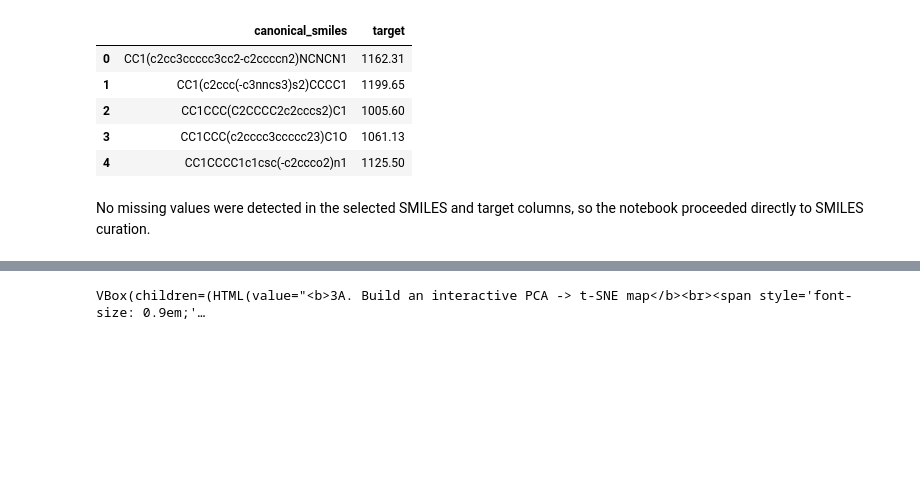
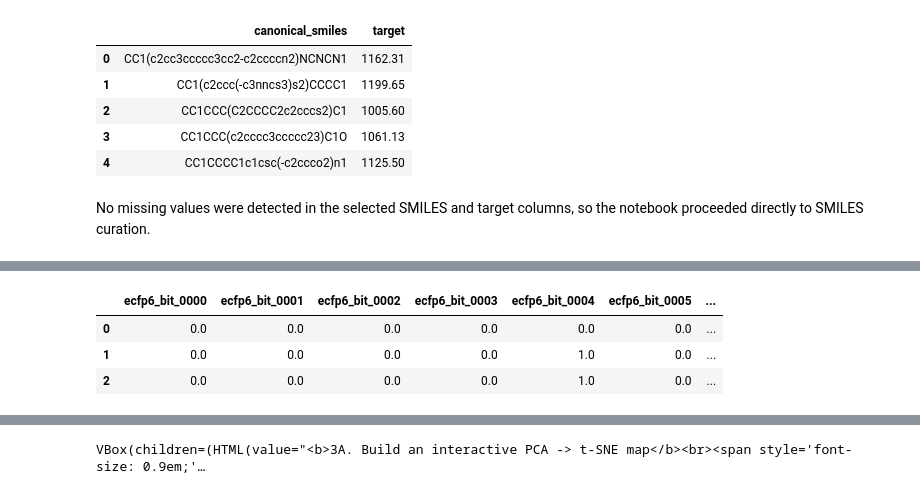
Before and after one commit to ScottCoffin/AutoQSAR, a Jupyter notebook: portable_colab_qsar_bundle/colab_qsar_tutorial.ipynb, the cells around one changed output, grey strips where cells are left out. Cells and saved outputs as stored; diff of their text form; code cells hidden in the pictures; blank space fills up the shorter version.

```diff
--- a/portable_colab_qsar_bundle/colab_qsar_tutorial.ipynb
+++ b/portable_colab_qsar_bundle/colab_qsar_tutorial.ipynb
@@ -1662,0 +1927,96 @@ Feature matrix shape: 500 molecules x 1,024 fingerprint bits
+# %%
+# @title 2B. Generate molecular features { display-mode: "form" }
+use_morgan_features = False # @param {type:"boolean"}
+use_ecfp6_features = True # @param {type:"boolean"}
+use_fcfp6_features = False # @param {type:"boolean"}
+use_maccs_keys = False # @param {type:"boolean"}
+use_rdkit_descriptors = False # @param {type:"boolean"}
+morgan_radius = 2 # @param {type:"slider", min:1, max:4, step:1}
+fingerprint_bits = "1024" # @param ["256", "512", "1024", "2048"]
+enable_lasso_feature_selection = False # @param {type:"boolean"}
+lasso_feature_selection_alpha = 0.001 # @param {type:"number"}
+
+if not IN_COLAB:
+    _local_form_id = '06dc27ac'
+    _local_form_values = read_local_form_values('06dc27ac', [{'name': 'use_morgan_features', 'label': 'use morgan features', 'widget_kind': 'boolean', 'default': False}, {'name': 'use_ecfp6_features', 'label': 'use ecfp6 features', 'widget_kind': 'boolean', 'default': True}, {'name': 'use_fcfp6_features', 'label': 'use fcfp6 features', 'widget_kind': 'boolean', 'default': False}, {'name': 'use_maccs_keys', 'label': 'use maccs keys', 'widget_kind': 'boolean', 'default': False}, {'name': 'use_rdkit_descriptors', 'label': 'use rdkit descriptors', 'widget_kind': 'boolean', 'default': False}, {'name': 'morgan_radius', 'label': 'morgan radius', 'widget_kind': 'slider', 'default': 2, 'min': 1, 'max': 4, 'step': 1}, {'name': 'fingerprint_bits', 'label': 'fingerprint bits', 'widget_kind': 'choice', 'default': '1024', 'options': ['256', '512', '1024', '2048']}, {'name': 'enable_lasso_feature_selection', 'label': 'enable lasso feature selection', 'widget_kind': 'boolean', 'default': False}, {'name': 'lasso_feature_selection_alpha', 'label': 'lasso feature selection alpha', 'widget_kind': 'number', 'default': 0.001}])
+    use_morgan_features = _local_form_values['use_morgan_features']
+    use_ecfp6_features = _local_form_values['use_ecfp6_features']
+    use_fcfp6_features = _local_form_values['use_fcfp6_features']
+    use_maccs_keys = _local_form_values['use_maccs_keys']
+    use_rdkit_descriptors = _local_form_values['use_rdkit_descriptors']
+    morgan_radius = _local_form_values['morgan_radius']
+    fingerprint_bits = _local_form_values['fingerprint_bits']
+    enable_lasso_feature_selection = _local_form_values['enable_lasso_feature_selection']
+    lasso_feature_selection_alpha = _local_form_values['lasso_feature_selection_alpha']
+
+if "curated_df" not in STATE:
+    raise RuntimeError("Please run the curation cell first.")
+
+selected_feature_families = normalize_selected_feature_families(
+    use_morgan_features=use_morgan_features,
+    use_ecfp6_features=use_ecfp6_features,
+    use_fcfp6_features=use_fcfp6_features,
+    use_maccs_keys=use_maccs_keys,
+    use_rdkit_descriptors=use_rdkit_descriptors,
+)
+if not selected_feature_families:
+    raise ValueError("Please select at least one molecular feature family.")
+
+try:
+    X, build_info = build_feature_matrix_from_smiles(
+        curated_df["canonical_smiles"].tolist(),
+        selected_feature_families=selected_feature_families,
+        radius=int(morgan_radius),
+        n_bits=int(fingerprint_bits),
+    )
+except Exception as exc:
+    raise RuntimeError(
+        "Could not build the selected molecular representation. "
+        f"{exc}"
+    ) from exc
+
+for warning_text in build_info["warnings"]:
+    print(f"Warning: {warning_text}")
+
+lasso_summary = None
+if enable_lasso_feature_selection:
+    X, lasso_summary = apply_lasso_feature_selection(
+        X,
+        curated_df["target"].to_numpy(dtype=float),
+        alpha=float(lasso_feature_selection_alpha),
+        random_seed=42,
+    )
+
+STATE["feature_matrix"] = X.copy()
+STATE["feature_names"] = list(X.columns)
+STATE["fingerprint_radius"] = int(morgan_radius)
+STATE["fingerprint_bits"] = int(fingerprint_bits)
+STATE["selected_feature_families"] = list(build_info["selected_feature_families"])
+STATE["built_feature_families"] = list(build_info["built_feature_families"])
+STATE["skipped_feature_families"] = list(build_info["skipped_feature_families"])
+STATE["lasso_feature_selection_summary"] = dict(lasso_summary) if lasso_summary is not None else {}
+STATE["feature_builder_config"] = {
+    "selected_feature_families": list(build_info["selected_feature_families"]),
+    "built_feature_families": list(build_info["built_feature_families"]),
+    "skipped_feature_families": list(build_info["skipped_feature_families"]),
+    "fingerprint_radius": int(morgan_radius),
+    "fingerprint_bits": int(fingerprint_bits),
+    "lasso_feature_selection_enabled": bool(enable_lasso_feature_selection),
+    "lasso_alpha": float(lasso_feature_selection_alpha) if enable_lasso_feature_selection else None,
+    "lasso_selected_feature_count": int(X.shape[1]),
+}
+STATE["representation_label"] = build_info["representation_label"]
+print(f"Representation built: {STATE['representation_label']}")
+print(f"Selected feature families: {', '.join(build_info['selected_feature_families'])}")
+print(f"Built feature families: {', '.join(build_info['built_feature_families'])}")
+if build_info["skipped_feature_families"]:
+    print(f"Skipped feature families: {', '.join(build_info['skipped_feature_families'])}")
+if lasso_summary is not None:
+    print(
+        "LASSO feature selection kept "
+        f"{lasso_summary['selected_feature_count']:,} of {lasso_summary['original_feature_count']:,} features "
+        f"(alpha={lasso_summary['alpha']})."
+    )
+print(f"Feature matrix shape: {X.shape[0]:,} molecules x {X.shape[1]:,} features")
+display(X.head(3))
+# %% [output]
@@ -1662,0 +2027,4 @@ Feature matrix shape: 500 molecules x 1,024 fingerprint bits
+|  | ecfp6_bit_0000 | ecfp6_bit_0001 | ecfp6_bit_0002 | ecfp6_bit_0003 | ecfp6_bit_0004 | ecfp6_bit_0005 | ... |
+| 0 | 0.0 | 0.0 | 0.0 | 0.0 | 0.0 | 0.0 | ... |
+| 1 | 0.0 | 0.0 | 0.0 | 0.0 | 1.0 | 0.0 | ... |
+| 2 | 0.0 | 0.0 | 0.0 | 0.0 | 1.0 | 0.0 | ... |
```
Also changed, not shown: parts of 62 cells of this notebook, 3 other files.
